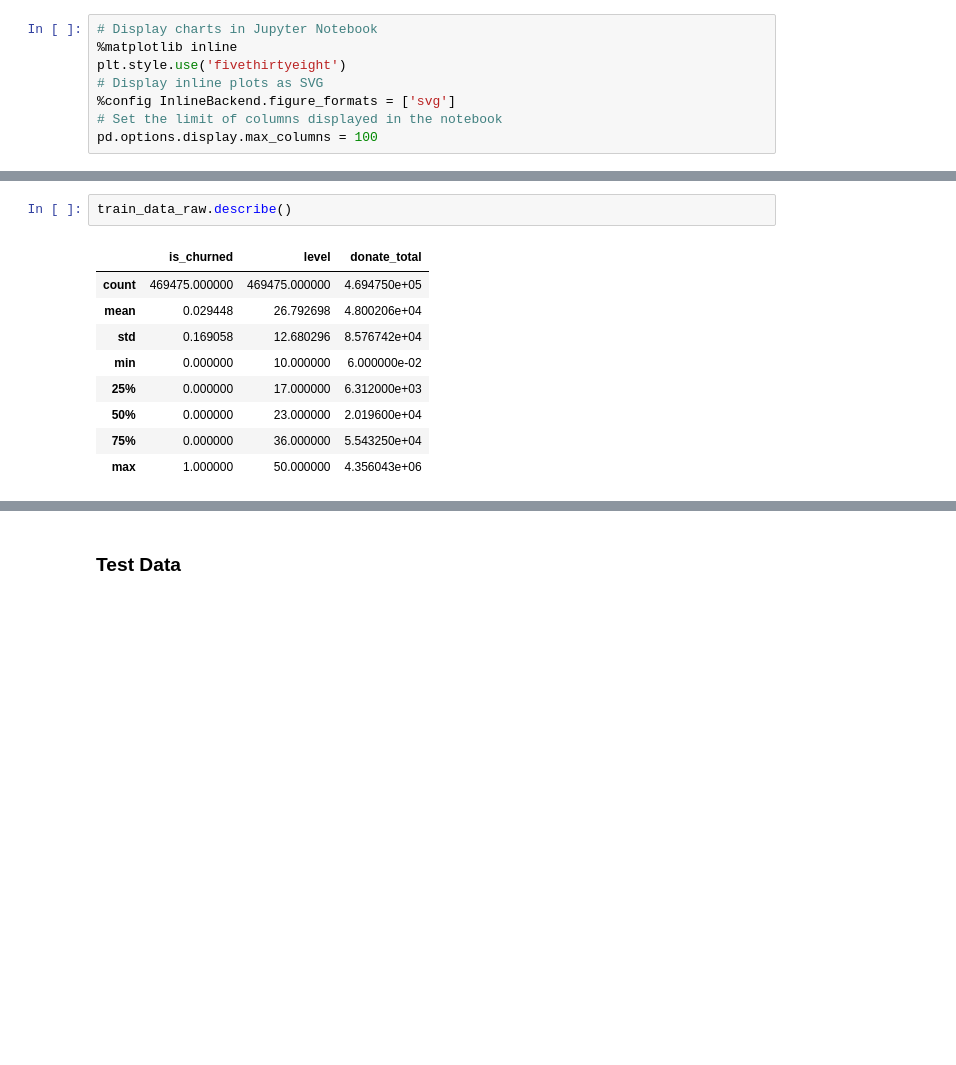
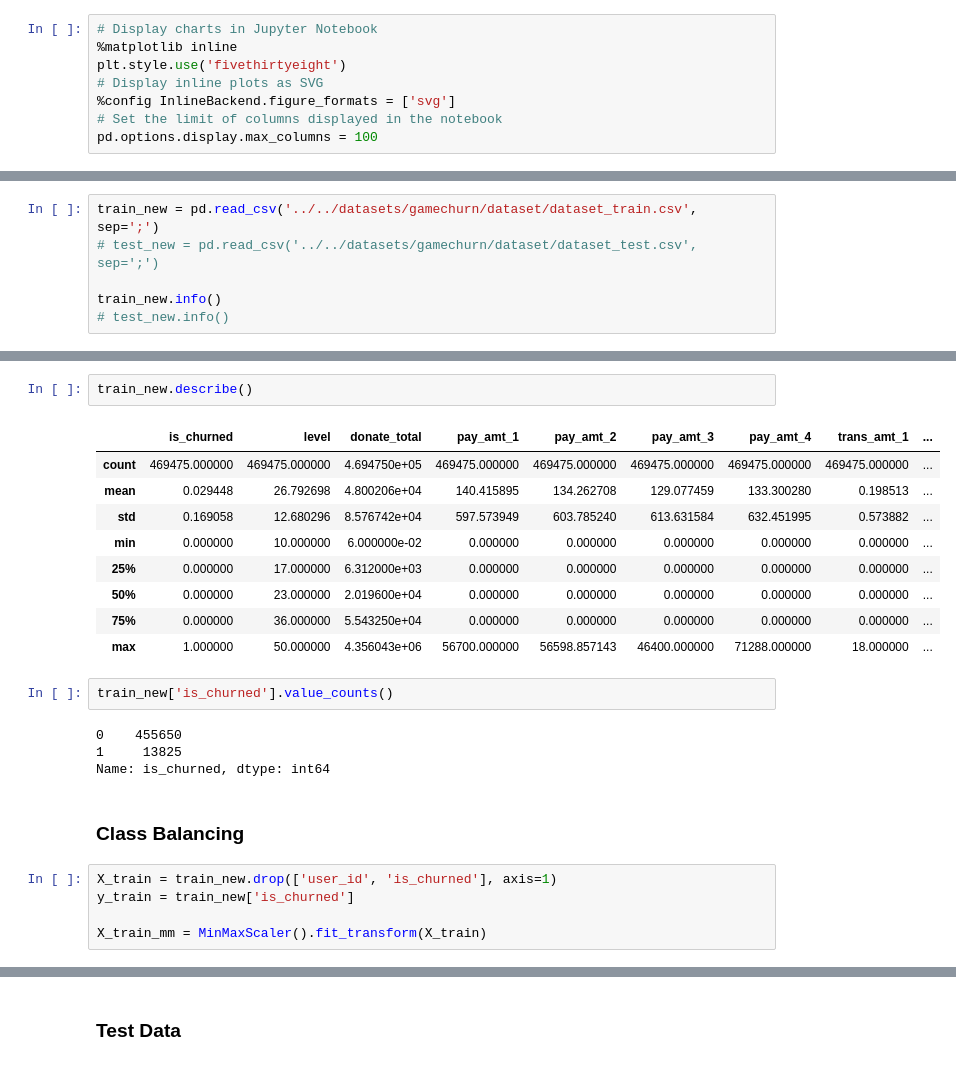
Before and after one commit to dmitrydoni/gb-ml-in-production, a Jupyter notebook: project-game-churn.ipynb, the cells around one changed output, grey strips where cells are left out. Saved outputs shown, nothing was run; the diff lists cells and outputs as text; blank space fills up the shorter version.

Commit message:
Class balancing

```diff
--- a/project-game-churn.ipynb
+++ b/project-game-churn.ipynb
@@ -40,0 +257,6 @@ train_data_raw.shape
+# %%
+train_new = pd.read_csv('../../datasets/gamechurn/dataset/dataset_train.csv', sep=';')
+# test_new = pd.read_csv('../../datasets/gamechurn/dataset/dataset_test.csv', sep=';')
+
+train_new.info()
+# test_new.info()
@@ -41,12 +281,25 @@ train_data_raw.shape
 # %%
-train_data_raw.describe()
+train_new.describe()
 # %% [output]
-|  | is_churned | level | donate_total |
-| count | 469475.000000 | 469475.000000 | 4.694750e+05 |
-| mean | 0.029448 | 26.792698 | 4.800206e+04 |
-| std | 0.169058 | 12.680296 | 8.576742e+04 |
-| min | 0.000000 | 10.000000 | 6.000000e-02 |
-| 25% | 0.000000 | 17.000000 | 6.312000e+03 |
-| 50% | 0.000000 | 23.000000 | 2.019600e+04 |
-| 75% | 0.000000 | 36.000000 | 5.543250e+04 |
-| max | 1.000000 | 50.000000 | 4.356043e+06 |
+|  | is_churned | level | donate_total | pay_amt_1 | pay_amt_2 | pay_amt_3 | pay_amt_4 | trans_amt_1 | ... |
+| count | 469475.000000 | 469475.000000 | 4.694750e+05 | 469475.000000 | 469475.000000 | 469475.000000 | 469475.000000 | 469475.000000 | ... |
+| mean | 0.029448 | 26.792698 | 4.800206e+04 | 140.415895 | 134.262708 | 129.077459 | 133.300280 | 0.198513 | ... |
+| std | 0.169058 | 12.680296 | 8.576742e+04 | 597.573949 | 603.785240 | 613.631584 | 632.451995 | 0.573882 | ... |
+| min | 0.000000 | 10.000000 | 6.000000e-02 | 0.000000 | 0.000000 | 0.000000 | 0.000000 | 0.000000 | ... |
+| 25% | 0.000000 | 17.000000 | 6.312000e+03 | 0.000000 | 0.000000 | 0.000000 | 0.000000 | 0.000000 | ... |
+| 50% | 0.000000 | 23.000000 | 2.019600e+04 | 0.000000 | 0.000000 | 0.000000 | 0.000000 | 0.000000 | ... |
+| 75% | 0.000000 | 36.000000 | 5.543250e+04 | 0.000000 | 0.000000 | 0.000000 | 0.000000 | 0.000000 | ... |
+| max | 1.000000 | 50.000000 | 4.356043e+06 | 56700.000000 | 56598.857143 | 46400.000000 | 71288.000000 | 18.000000 | ... |
+# %%
+train_new['is_churned'].value_counts()
+# %% [output]
+0    455650
+1     13825
+Name: is_churned, dtype: int64
+# %% [markdown]
+### Class Balancing
+# %%
+X_train = train_new.drop(['user_id', 'is_churned'], axis=1)
+y_train = train_new['is_churned']
+
+X_train_mm = MinMaxScaler().fit_transform(X_train)
```
Also changed, not shown: parts of 27 cells of this notebook.
